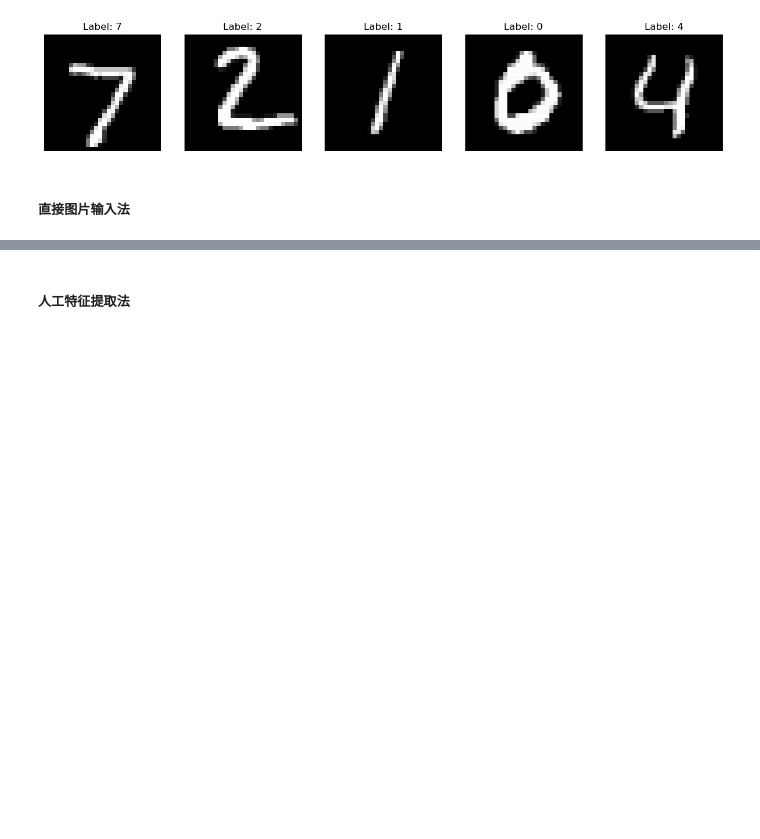
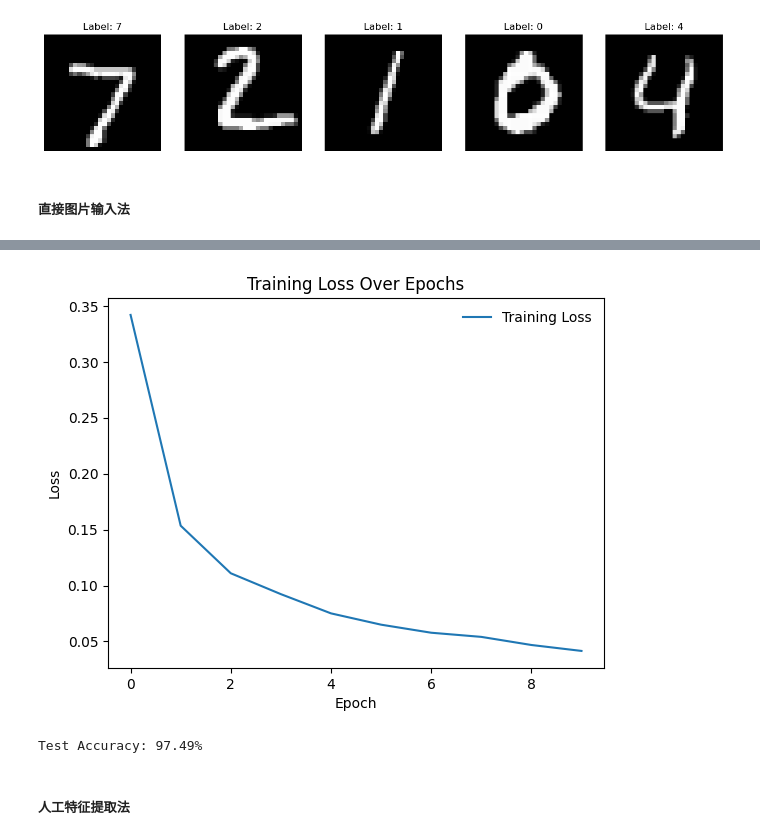
Before and after one commit to scpsyl/Artificial_NN_Hw, a Jupyter notebook: Homework2/Task1.ipynb, the cells around one changed output, grey strips where cells are left out. Drawn from its saved outputs; the diff is of its cells as text; code cells hidden in the pictures; blank space fills up the shorter version.

```diff
--- a/Homework2/Task1.ipynb
+++ b/Homework2/Task1.ipynb
@@ -869,0 +632,74 @@ Accuracy of the model on the test images: 97.55%
+# %%
+import torch
+from torchvision import datasets, transforms
+from torch.utils.data import DataLoader
+import torch.nn as nn
+import torch.optim as optim
+import matplotlib.pyplot as plt
+
+transform = transforms.Compose([transforms.ToTensor(), transforms.Normalize((0.5,), (0.5,))])
+train_dataset = datasets.MNIST(root='./data', train=True, transform=transform, download=True)
+test_dataset = datasets.MNIST(root='./data', train=False, transform=transform, download=True)
+
+train_loader = DataLoader(train_dataset, batch_size=64, shuffle=True)
+test_loader = DataLoader(test_dataset, batch_size=64, shuffle=False)
+
+class BPNetwork(nn.Module):
+    def __init__(self):
+        super(BPNetwork, self).__init__()
+        self.fc1 = nn.Linear(784, 256)  # 隐藏层1，256个节点
+        self.fc2 = nn.Linear(256, 128)  # 隐藏层2，128个节点
+        self.fc3 = nn.Linear(128, 10)   # 输出层，10个节点
+        self.relu = nn.ReLU()  # 激活函数
+
+    def forward(self, x):
+        x = x.view(-1, 28*28)
+        x = self.relu(self.fc1(x))  # 隐藏层1
+        x = self.relu(self.fc2(x))  # 隐藏层2
+        x = self.fc3(x)  # 输出层
+        return x
+
+model = BPNetwork()
+
+criterion = nn.CrossEntropyLoss()  # 损失函数
+optimizer = optim.Adam(model.parameters(), lr=0.001)  # Adam优化器
+
+
+epochs = 10  # 训练轮数
+train_losses = []
+
+for epoch in range(epochs):
+    running_loss = 0.0
+    for images, labels in train_loader:
+        optimizer.zero_grad()  # 梯度清零
+        outputs = model(images)  # 前向传播
+        loss = criterion(outputs, labels)  # 计算损失
+        loss.backward()  # 反向传播
+        optimizer.step()  # 参数更新
+
+        running_loss += loss.item()
+
+    epoch_loss = running_loss / len(train_loader)
+    train_losses.append(epoch_loss)
+    print(f"Epoch [{epoch+1}/{epochs}], Loss: {epoch_loss:.4f}")
+
+plt.plot(train_losses, label='Training Loss')
+plt.title('Training Loss Over Epochs')
+plt.xlabel('Epoch')
+plt.ylabel('Loss')
+plt.legend(frameon=False)
+plt.show()
+
+correct = 0
+total = 0
+
+with torch.no_grad():  # 测试时不需要计算梯度
+    for images, labels in test_loader:
+        outputs = model(images)
+        _, predicted = torch.max(outputs.data, 1)  # 获取预测值
+        total += labels.size(0)
+        correct += (predicted == labels).sum().item()
+
+accuracy = 100 * correct / total
+print(f'Test Accuracy: {accuracy:.2f}%')
+# %% [output]
@@ -870,2 +716,4 @@ Accuracy of the model on the test images: 97.55%
+[figure, added]
+Test Accuracy: 97.49%
 # %% [markdown]
 ##### 人工特征提取法
```
Also changed, not shown: parts of 11 cells of this notebook.
